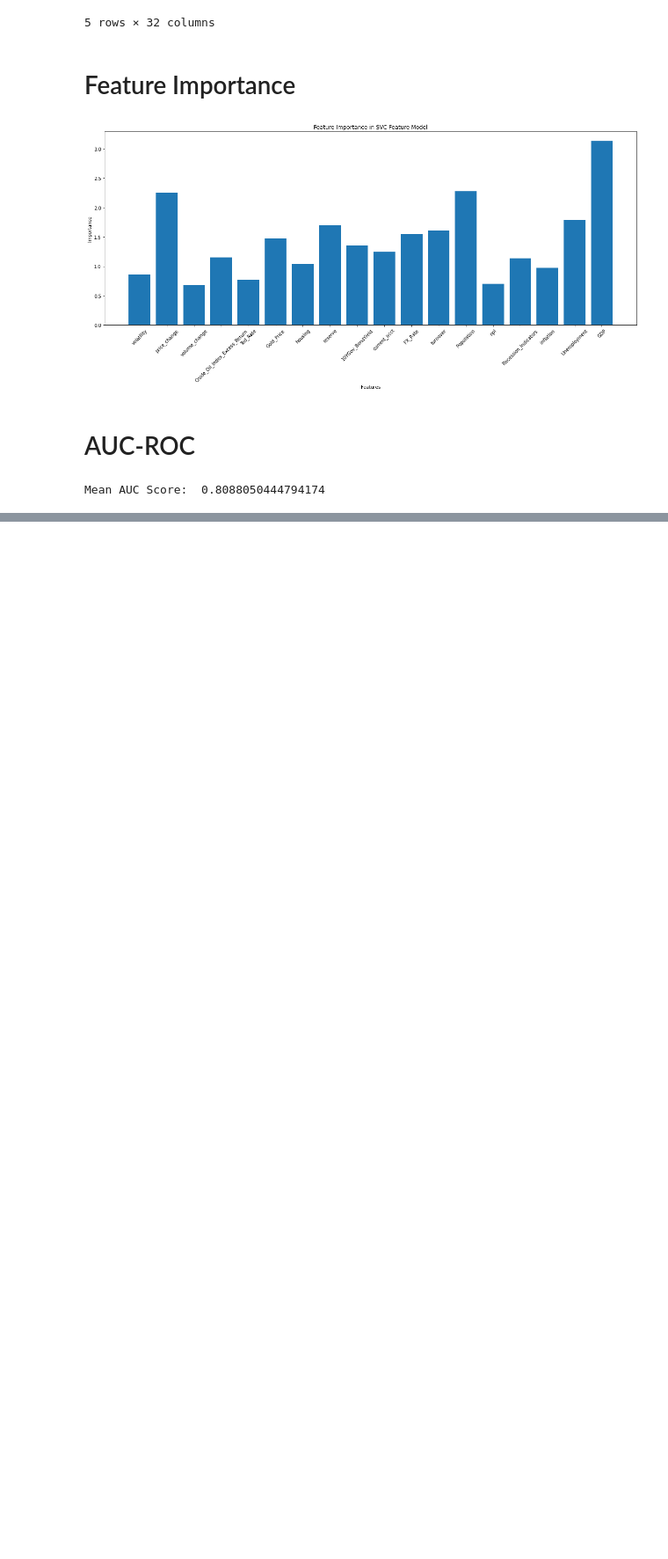
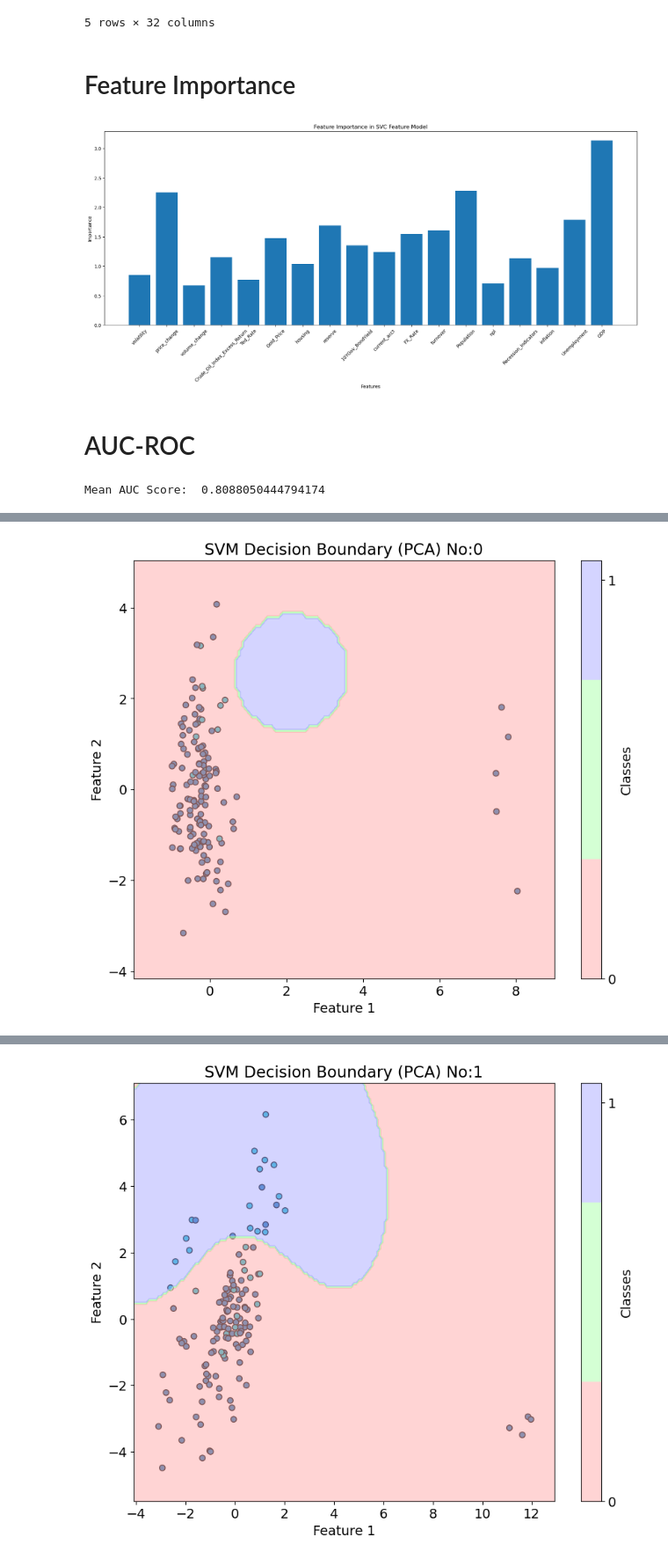
Before and after one commit to nicockt/fyp-2024, a Jupyter notebook: models/SVM.ipynb, the cells around one changed output, grey strips where cells are left out. Shown at 88% size. Drawn from its saved outputs; the diff is of its cells as text; code cells hidden in the pictures; blank space fills up the shorter version.

```diff
--- a/models/SVM.ipynb
+++ b/models/SVM.ipynb
@@ -194,0 +271,78 @@ plot_roc_curve(evaluation_df, model_name)
+# %%
+from sklearn.decomposition import PCA
+import matplotlib.pyplot as plt
+from matplotlib.colors import ListedColormap
+
+tscv = TimeSeriesSplit(n_splits=5)
+evaluation = []
+i=0
+
+for train_index, test_index in tscv.split(quarters):
+
+    train_quarters, test_quarters = quarters[train_index], quarters[test_index]
+    train = labeled_index.loc[train_quarters]
+    test = labeled_index.loc[test_quarters]
+    X_train = train[features_columns]
+    y_train = train['crash_label']
+    X_test = test[features_columns]
+    y_test = test['crash_label']
+
+    # Oversample the minority class (1) using SMOTE
+    oversampler = SMOTE(sampling_strategy=0.5, random_state=42)
+    X_train_oversampled, y_train_oversampled = oversampler.fit_resample(X_train, y_train)
+
+    # Undersample the majority class (0) using RandomUnderSampler
+    undersampler = RandomUnderSampler(sampling_strategy=1.0, random_state=42)
+    X_train_resampled, y_train_resampled = undersampler.fit_resample(X_train_oversampled, y_train_oversampled)
+
+    # Hyperparameter Tuning
+    param_grid = {"C": [0.1, 1, 10, 100, 1000], 'gamma': [1, 0.1, 0.01, 0.001, 0.0001]}
+    grid_search = GridSearchCV(SVC(probability=True), param_grid, verbose=2)
+    try:
+        grid_search.fit(X_train_resampled, y_train_resampled)
+        best_params = grid_search.best_params_
+        best_score = grid_search.best_score_
+        print(f"Best Score: {best_score}")
+        print("Grid search completed successfully.")
+    except Exception as e:
+        print("Error occurred during grid search:")
+        print(e)
+
+    # Perform PCA for dimensionality reduction
+    pca = PCA(n_components=2)
+    X_pca = pca.fit_transform(X_test)
+
+    # Train the SVM model
+    model = SVC(C=best_params['C'], gamma=best_params['gamma'], probability=True)
+    model.fit(X_pca, y_test)
+
+    # Generate meshgrid for decision boundary visualization
+    x_min, x_max = X_pca[:, 0].min() - 1, X_pca[:, 0].max() + 1
+    y_min, y_max = X_pca[:, 1].min() - 1, X_pca[:, 1].max() + 1
+    xx, yy = np.meshgrid(np.arange(x_min, x_max, 0.1),
+                         np.arange(y_min, y_max, 0.1))
+    XY = np.c_[xx.ravel(), yy.ravel()]
+    Z = model.predict(XY)
+
+    # Reshape Z to have the same dimensions as xx and yy
+    Z = Z.reshape(xx.shape)
+
+    # Create a 2D scatter plot
+    plt.figure(figsize=(10, 8))
+    plt.scatter(X_pca[:, 0], X_pca[:, 1], c=y_test, cmap='tab10', edgecolors='k')
+    plt.xlabel("Feature 1")
+    plt.ylabel("Feature 2")
+    plt.title('SVM Decision Boundary (PCA) No:'+ str(i))
+
+    # Plot decision regions
+    cmap = ListedColormap(['#FFAAAA', '#AAFFAA', '#AAAAFF'])
+    plt.contourf(xx, yy, Z, alpha=0.5, cmap=cmap)
+
+    # Add colorbar legend
+    classes = ['Class 0', 'Class 1', 'Class 2']
+    bounds = [0, 1, 2, 3]
+    plt.colorbar(ticks=bounds, label='Classes', boundaries=bounds, values=np.arange(3), ax=plt.gca())
+    plt.show()
+
+    i = i + 1
+# %% [output]
@@ -194,0 +366 @@ plot_roc_curve(evaluation_df, model_name)
+[figure, added]
@@ -194,0 +384 @@ plot_roc_curve(evaluation_df, model_name)
+[figure, added]
```
Also changed, not shown: parts of 5 cells of this notebook.
